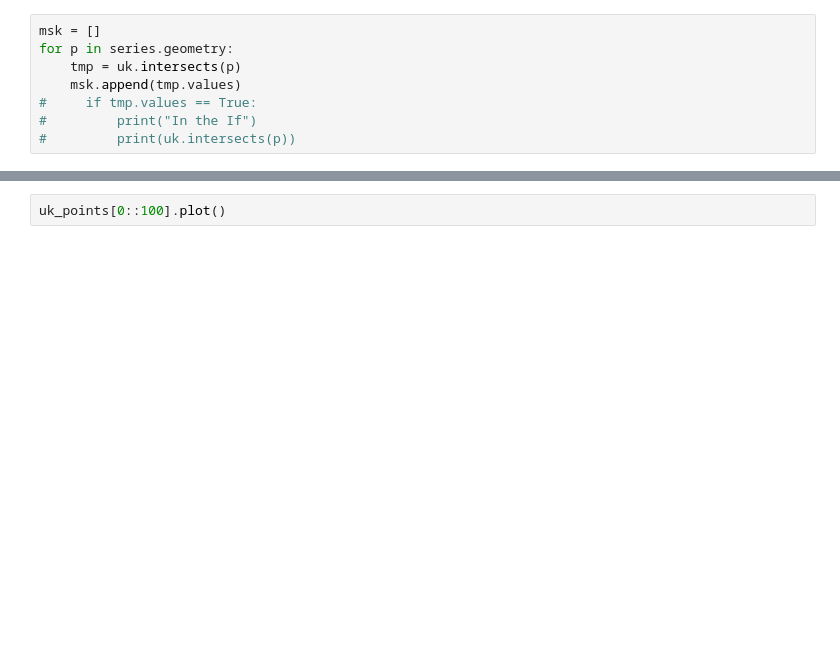
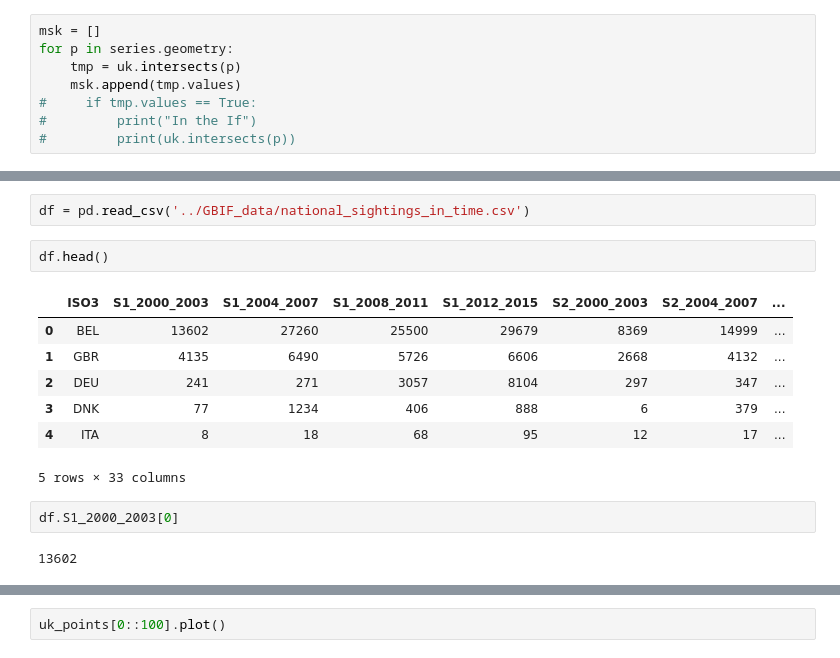
Before and after one commit to Vizzuality/eubon_butterflies, a Jupyter notebook: dev_notebooks/national_vector_only.ipynb, the cells around one changed output, grey strips where cells are left out. Saved outputs shown, nothing was run; the diff lists cells and outputs as text; blank space fills up the shorter version.

Commit message:
finished adding the processed butterfly data

```diff
--- a/dev_notebooks/national_vector_only.ipynb
+++ b/dev_notebooks/national_vector_only.ipynb
@@ -107,0 +177,16 @@ uk_points.head()
+# %%
+df = pd.read_csv('../GBIF_data/national_sightings_in_time.csv')
+# %%
+df.head()
+# %% [output]
+|  | ISO3 | S1_2000_2003 | S1_2004_2007 | S1_2008_2011 | S1_2012_2015 | S2_2000_2003 | S2_2004_2007 | ... |
+| 0 | BEL | 13602 | 27260 | 25500 | 29679 | 8369 | 14999 | ... |
+| 1 | GBR | 4135 | 6490 | 5726 | 6606 | 2668 | 4132 | ... |
+| 2 | DEU | 241 | 271 | 3057 | 8104 | 297 | 347 | ... |
+| 3 | DNK | 77 | 1234 | 406 | 888 | 6 | 379 | ... |
+| 4 | ITA | 8 | 18 | 68 | 95 | 12 | 17 | ... |
+5 rows × 33 columns
+# %%
+df.S1_2000_2003[0]
+# %% [output]
+13602
```
Also changed, not shown: parts of 15 cells of this notebook, 3 other files.
